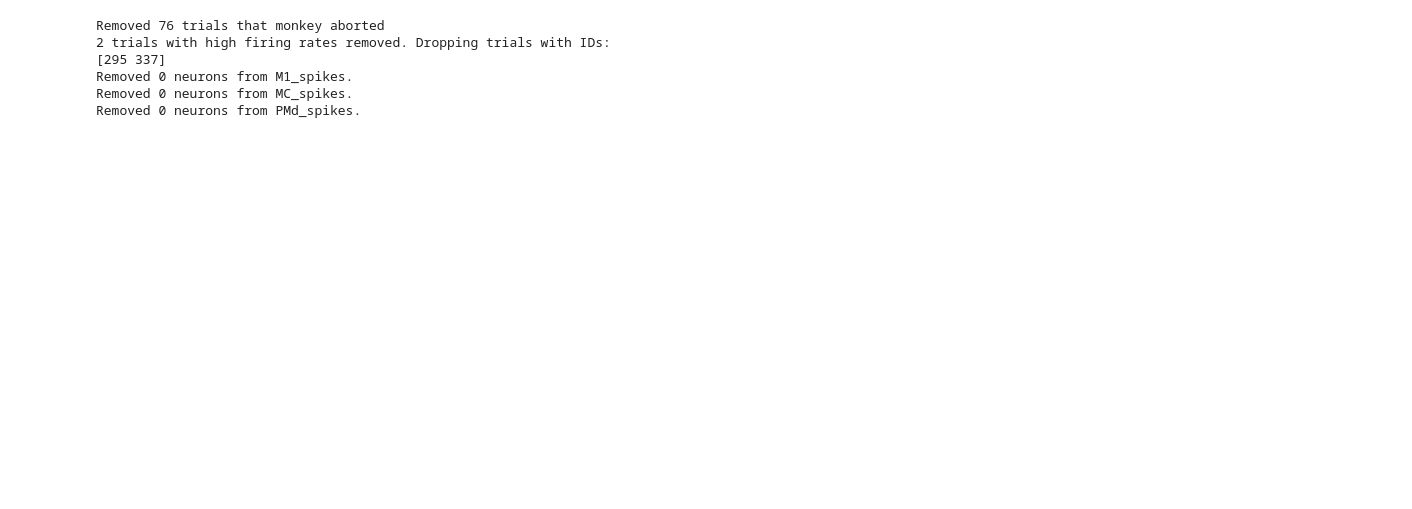
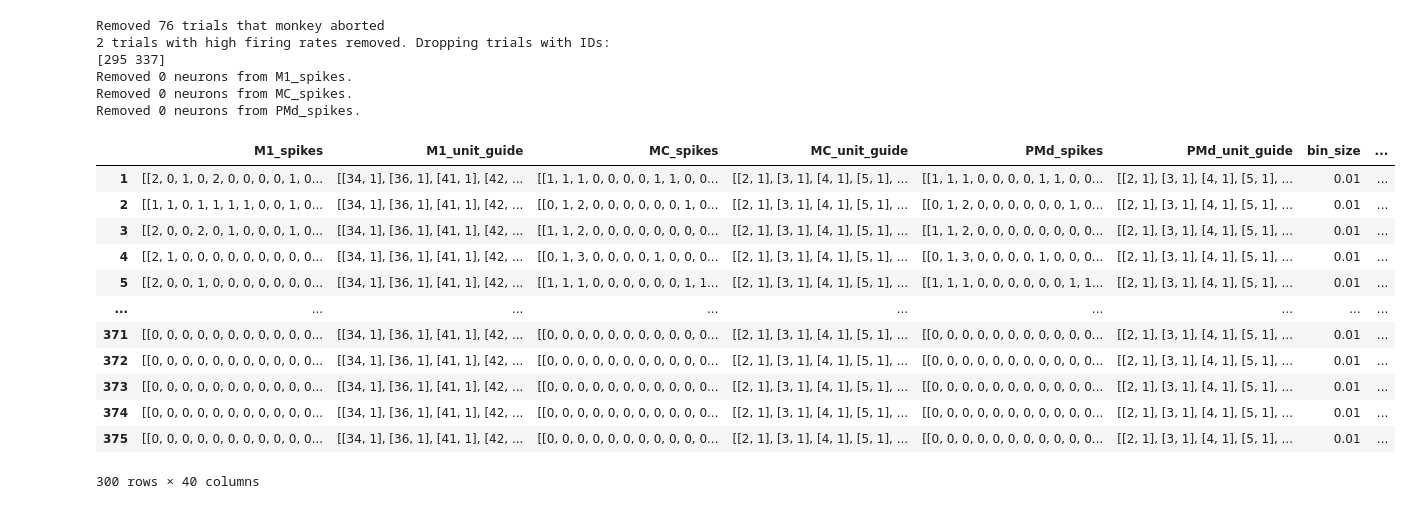
Before and after one commit to raeedcho/cst-dynamics, a Jupyter notebook: notebooks/inspect_trials.ipynb, the cells around one changed output. Drawn from its saved outputs; the diff is of its cells as text; code cells hidden in the pictures; blank space fills up the shorter version.

```diff
--- a/notebooks/inspect_trials.ipynb
+++ b/notebooks/inspect_trials.ipynb
@@ -19,17 +22,39 @@ with open('../params.yaml','r') as f:
 # %%
 td = (
     src.data.load_clean_data('../data/trial_data/Prez_20220720_RTTCSTCO_TD.mat',keep_unsorted=True,verbose=True)
     .pipe(pyaldata.add_firing_rates,method='smooth', std=0.05, backend='convolve')
     .pipe(src.data.rebin_data,new_bin_size=inspection_params['bin_size'])
     .pipe(pyaldata.soft_normalize_signal,signals=['M1_rates','PMd_rates','MC_rates'])
     .pipe(pyaldata.dim_reduce,PCA(n_components=2),'M1_rates','M1_pca')
     .pipe(pyaldata.dim_reduce,PCA(n_components=2),'PMd_rates','PMd_pca')
     .pipe(pyaldata.dim_reduce,PCA(n_components=2),'MC_rates','MC_pca')
+    .assign(
+        **{
+            'idx_ctHoldTime': lambda x: x['idx_ctHoldTime'].map(lambda y: y[-1] if y.size>1 else y),
+            'Ambiguous Hold Period': lambda x: x['bin_size']*(x['idx_pretaskHoldTime'] - x['idx_ctHoldTime']),
+            'Cued Hold Period': lambda x: x['bin_size']*(x['idx_goCueTime'] - x['idx_pretaskHoldTime']),
+            'Movement Period': lambda x: x['bin_size']*(x['idx_endTime'] - x['idx_goCueTime']),
+        }
+    )
 )
+td
 # %% [output]
 Removed 76 trials that monkey aborted
 2 trials with high firing rates removed. Dropping trials with IDs:
 [295 337]
 Removed 0 neurons from M1_spikes.
 Removed 0 neurons from MC_spikes.
 Removed 0 neurons from PMd_spikes.
+|  | M1_spikes | M1_unit_guide | MC_spikes | MC_unit_guide | PMd_spikes | PMd_unit_guide | bin_size | ... |
+| 1 | [[2, 0, 1, 0, 2, 0, 0, 0, 0, 1, 0... | [[34, 1], [36, 1], [41, 1], [42, ... | [[1, 1, 1, 0, 0, 0, 0, 1, 1, 0, 0... | [[2, 1], [3, 1], [4, 1], [5, 1], ... | [[1, 1, 1, 0, 0, 0, 0, 1, 1, 0, 0... | [[2, 1], [3, 1], [4, 1], [5, 1], ... | 0.01 | ... |
+| 2 | [[1, 1, 0, 1, 1, 1, 1, 0, 0, 1, 0... | [[34, 1], [36, 1], [41, 1], [42, ... | [[0, 1, 2, 0, 0, 0, 0, 0, 0, 1, 0... | [[2, 1], [3, 1], [4, 1], [5, 1], ... | [[0, 1, 2, 0, 0, 0, 0, 0, 0, 1, 0... | [[2, 1], [3, 1], [4, 1], [5, 1], ... | 0.01 | ... |
+| 3 | [[2, 0, 0, 2, 0, 1, 0, 0, 0, 1, 0... | [[34, 1], [36, 1], [41, 1], [42, ... | [[1, 1, 2, 0, 0, 0, 0, 0, 0, 0, 0... | [[2, 1], [3, 1], [4, 1], [5, 1], ... | [[1, 1, 2, 0, 0, 0, 0, 0, 0, 0, 0... | [[2, 1], [3, 1], [4, 1], [5, 1], ... | 0.01 | ... |
+| 4 | [[2, 1, 0, 0, 0, 0, 0, 0, 0, 0, 0... | [[34, 1], [36, 1], [41, 1], [42, ... | [[0, 1, 3, 0, 0, 0, 0, 1, 0, 0, 0... | [[2, 1], [3, 1], [4, 1], [5, 1], ... | [[0, 1, 3, 0, 0, 0, 0, 1, 0, 0, 0... | [[2, 1], [3, 1], [4, 1], [5, 1], ... | 0.01 | ... |
+| 5 | [[2, 0, 0, 1, 0, 0, 0, 0, 0, 0, 0... | [[34, 1], [36, 1], [41, 1], [42, ... | [[1, 1, 1, 0, 0, 0, 0, 0, 0, 1, 1... | [[2, 1], [3, 1], [4, 1], [5, 1], ... | [[1, 1, 1, 0, 0, 0, 0, 0, 0, 1, 1... | [[2, 1], [3, 1], [4, 1], [5, 1], ... | 0.01 | ... |
+| ... | ... | ... | ... | ... | ... | ... | ... | ... |
+| 371 | [[0, 0, 0, 0, 0, 0, 0, 0, 0, 0, 0... | [[34, 1], [36, 1], [41, 1], [42, ... | [[0, 0, 0, 0, 0, 0, 0, 0, 0, 0, 0... | [[2, 1], [3, 1], [4, 1], [5, 1], ... | [[0, 0, 0, 0, 0, 0, 0, 0, 0, 0, 0... | [[2, 1], [3, 1], [4, 1], [5, 1], ... | 0.01 | ... |
+| 372 | [[0, 0, 0, 0, 0, 0, 0, 0, 0, 0, 0... | [[34, 1], [36, 1], [41, 1], [42, ... | [[0, 0, 0, 0, 0, 0, 0, 0, 0, 0, 0... | [[2, 1], [3, 1], [4, 1], [5, 1], ... | [[0, 0, 0, 0, 0, 0, 0, 0, 0, 0, 0... | [[2, 1], [3, 1], [4, 1], [5, 1], ... | 0.01 | ... |
+| 373 | [[0, 0, 0, 0, 0, 0, 0, 0, 0, 0, 0... | [[34, 1], [36, 1], [41, 1], [42, ... | [[0, 0, 0, 0, 0, 0, 0, 0, 0, 0, 0... | [[2, 1], [3, 1], [4, 1], [5, 1], ... | [[0, 0, 0, 0, 0, 0, 0, 0, 0, 0, 0... | [[2, 1], [3, 1], [4, 1], [5, 1], ... | 0.01 | ... |
+| 374 | [[0, 0, 0, 0, 0, 0, 0, 0, 0, 0, 0... | [[34, 1], [36, 1], [41, 1], [42, ... | [[0, 0, 0, 0, 0, 0, 0, 0, 0, 0, 0... | [[2, 1], [3, 1], [4, 1], [5, 1], ... | [[0, 0, 0, 0, 0, 0, 0, 0, 0, 0, 0... | [[2, 1], [3, 1], [4, 1], [5, 1], ... | 0.01 | ... |
+| 375 | [[0, 0, 0, 0, 0, 0, 0, 0, 0, 0, 0... | [[34, 1], [36, 1], [41, 1], [42, ... | [[0, 0, 0, 0, 0, 0, 0, 0, 0, 0, 0... | [[2, 1], [3, 1], [4, 1], [5, 1], ... | [[0, 0, 0, 0, 0, 0, 0, 0, 0, 0, 0... | [[2, 1], [3, 1], [4, 1], [5, 1], ... | 0.01 | ... |
+300 rows × 40 columns
```
Also changed, not shown: parts of 4 cells of this notebook, 1 other file.
